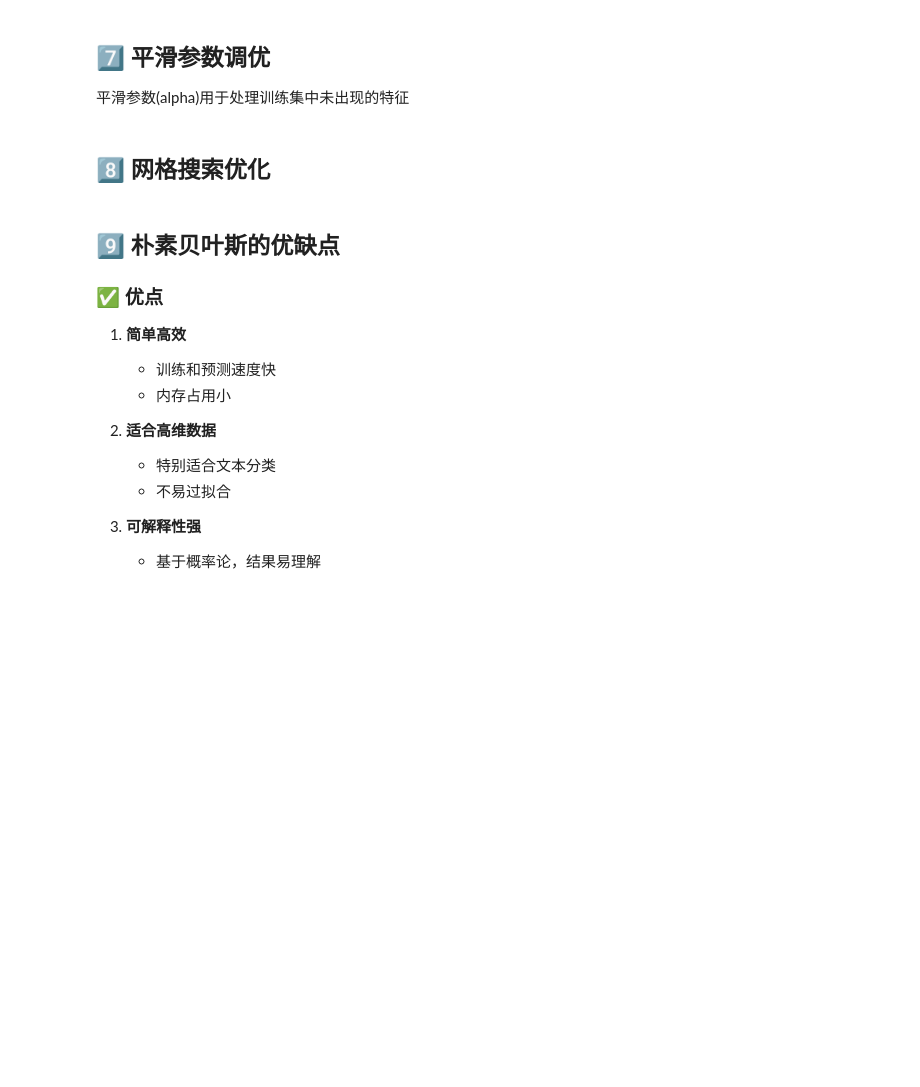
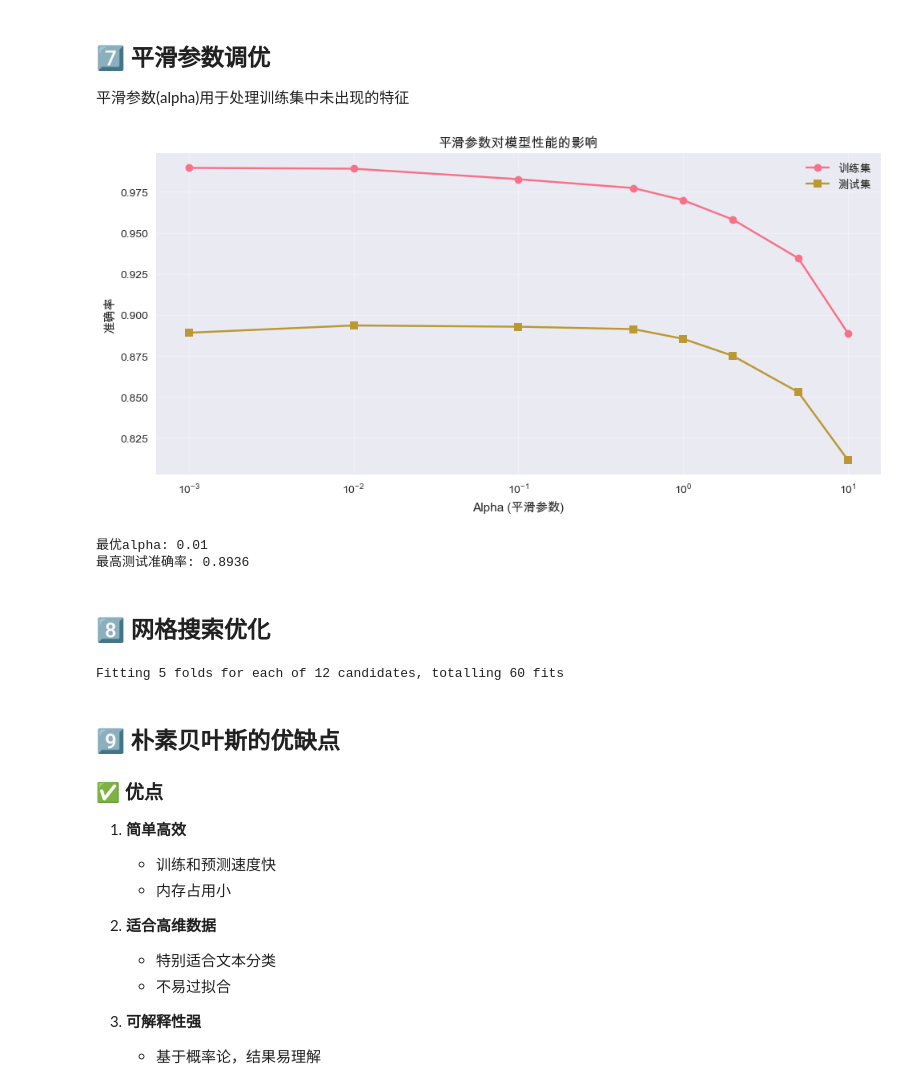
Before and after one commit to lyhzyy0819-lab/-Machine-Learning, a Jupyter notebook: supervised_learning/04_naive_bayes.ipynb, the cells around one changed output. Drawn from its saved outputs; the diff is of its cells as text; code cells hidden in the pictures; blank space fills up the shorter version.

```diff
--- a/supervised_learning/04_naive_bayes.ipynb
+++ b/supervised_learning/04_naive_bayes.ipynb
@@ -460,32 +548,36 @@ plt.show()
 # %%
 # 测试不同的alpha值
 alphas = [0.001, 0.01, 0.1, 0.5, 1.0, 2.0, 5.0, 10.0]
 train_scores = []
 test_scores = []
 
 for alpha in alphas:
     mnb = MultinomialNB(alpha=alpha)
-    mnb.fit(X_train_tfidf, newsgroups_train.target)
+    mnb.fit(X_train_tfidf, newsgroups_train['target'])
 
-    train_scores.append(mnb.score(X_train_tfidf, newsgroups_train.target))
-    test_scores.append(mnb.score(X_test_tfidf, newsgroups_test.target))
+    train_scores.append(mnb.score(X_train_tfidf, newsgroups_train['target']))
+    test_scores.append(mnb.score(X_test_tfidf, newsgroups_test['target']))
 
 # 可视化
 plt.figure(figsize=(10, 5))
 plt.plot(alphas, train_scores, marker='o', label='训练集')
 plt.plot(alphas, test_scores, marker='s', label='测试集')
 plt.xscale('log')
 plt.xlabel('Alpha (平滑参数)')
 plt.ylabel('准确率')
 plt.title('平滑参数对模型性能的影响')
 plt.legend()
 plt.grid(True, alpha=0.3)
 plt.tight_layout()
 plt.show()
 
 best_alpha = alphas[np.argmax(test_scores)]
 print(f"\n最优alpha: {best_alpha}")
 print(f"最高测试准确率: {max(test_scores):.4f}")
+# %% [output]
+[figure, added]
+最优alpha: 0.01
+最高测试准确率: 0.8936
 # %% [markdown]
 ## 8️⃣ 网格搜索优化
 # %%
@@ -505,7 +597,7 @@ grid_search = GridSearchCV(
     verbose=1
 )
 
-grid_search.fit(X_train_tfidf, newsgroups_train.target)
+grid_search.fit(X_train_tfidf, newsgroups_train['target'])
 
 print("\n最优参数：")
 print(grid_search.best_params_)
@@ -513,8 +605,10 @@ print(f"\n最优交叉验证准确率: {grid_search.best_score_:.4f}")
 
 # 测试集评估
 best_model = grid_search.best_estimator_
-test_score = best_model.score(X_test_tfidf, newsgroups_test.target)
+test_score = best_model.score(X_test_tfidf, newsgroups_test['target'])
 print(f"测试集准确率: {test_score:.4f}")
+# %% [output]
+Fitting 5 folds for each of 12 candidates, totalling 60 fits
 # %% [markdown]
 ## 9️⃣ 朴素贝叶斯的优缺点
 
```
Also changed, not shown: parts of 16 cells of this notebook, 1 other file.
